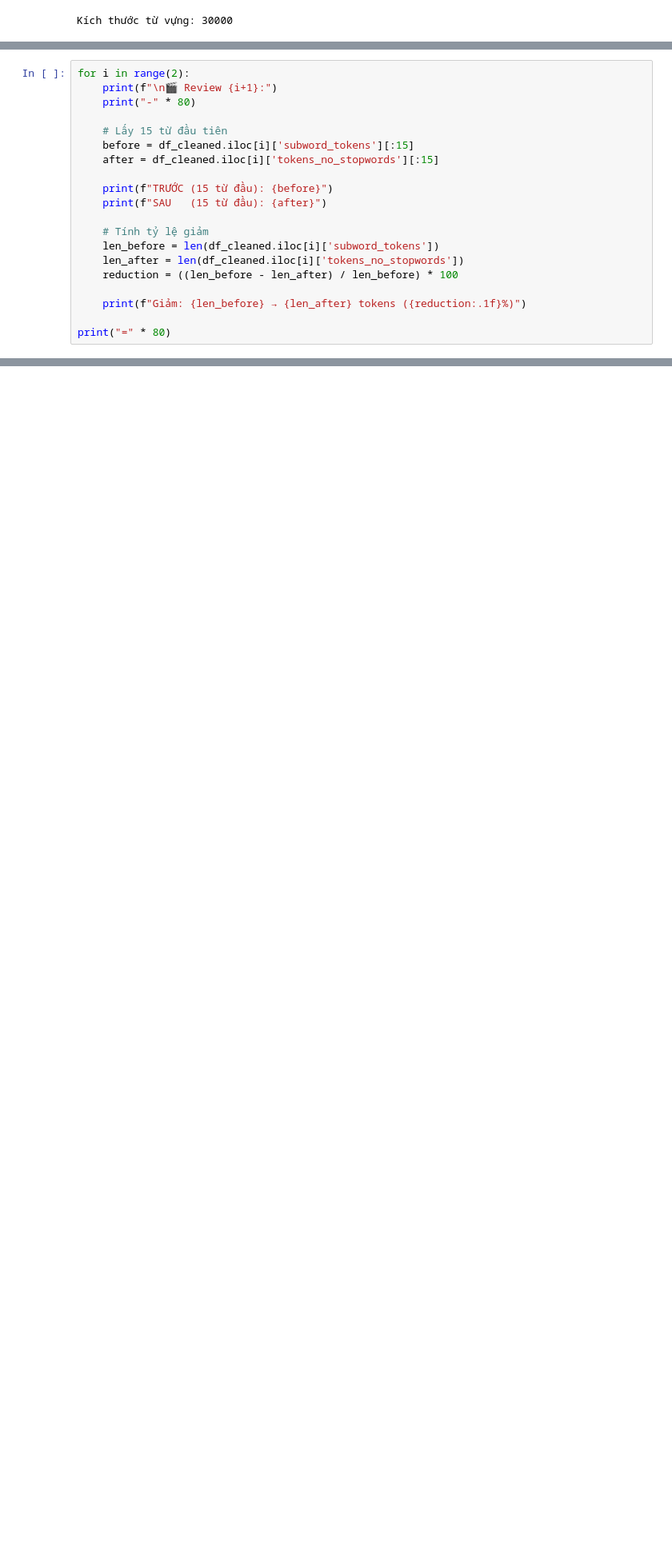
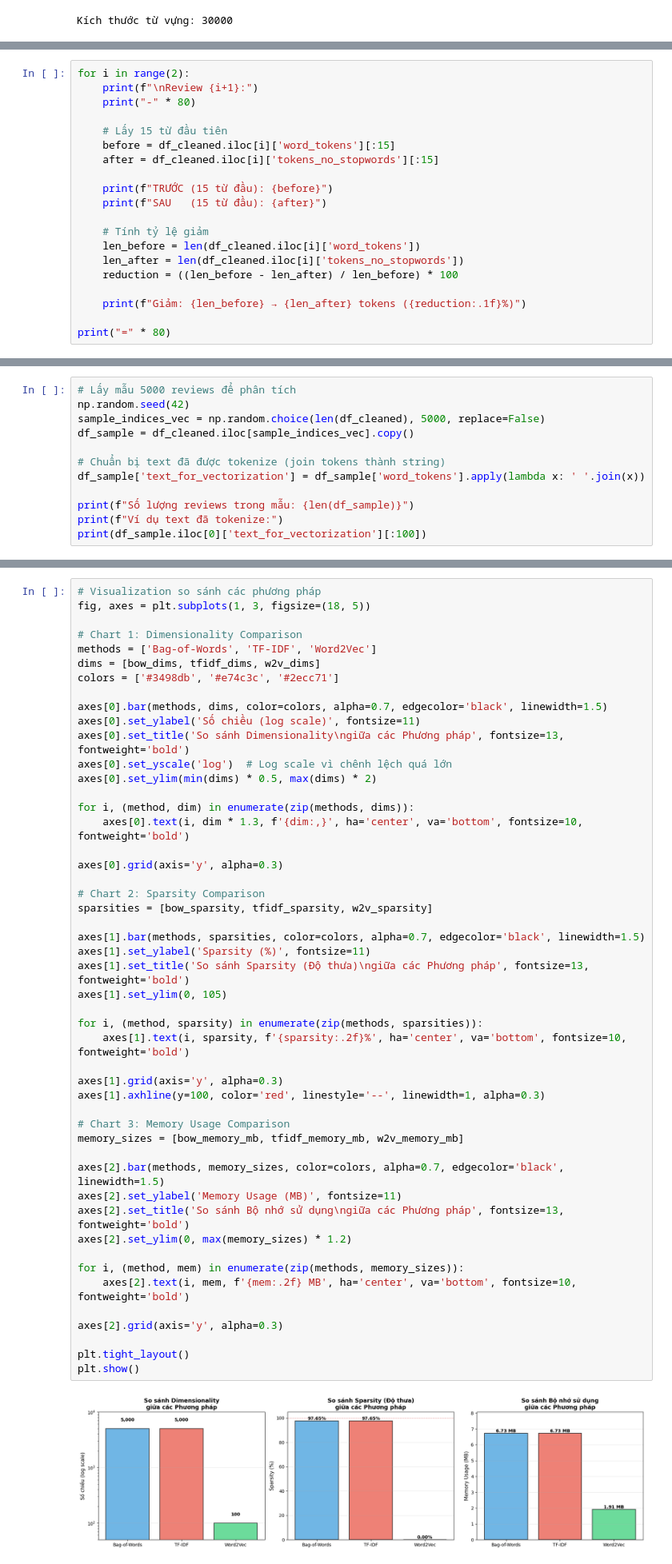
Before and after one commit to AnhTtis/Preprocessing_Methods, a Jupyter notebook: notebooks/03_text_preprocessing.ipynb, the cells around one changed output, grey strips where cells are left out. Shown at 80% size. Saved outputs shown, nothing was run; the diff lists cells and outputs as text; blank space fills up the shorter version.

```diff
--- a/notebooks/03_text_preprocessing.ipynb
+++ b/notebooks/03_text_preprocessing.ipynb
@@ -511,18 +586,18 @@ Sau khi loại bỏ stop words: ['movie', 'not', 'good', ',', 'boring', '.']
 ================================================================================
 # %%
 for i in range(2):
-    print(f"\n🎬 Review {i+1}:")
+    print(f"\nReview {i+1}:")
     print("-" * 80)
 
     # Lấy 15 từ đầu tiên
-    before = df_cleaned.iloc[i]['subword_tokens'][:15]
+    before = df_cleaned.iloc[i]['word_tokens'][:15]
     after = df_cleaned.iloc[i]['tokens_no_stopwords'][:15]
 
     print(f"TRƯỚC (15 từ đầu): {before}")
     print(f"SAU   (15 từ đầu): {after}")
 
     # Tính tỷ lệ giảm
-    len_before = len(df_cleaned.iloc[i]['subword_tokens'])
+    len_before = len(df_cleaned.iloc[i]['word_tokens'])
     len_after = len(df_cleaned.iloc[i]['tokens_no_stopwords'])
     reduction = ((len_before - len_after) / len_before) * 100
 
@@ -799,0 +1194,12 @@ Số từ thay đổi: Stemming=7/12, Lemmatization=1/12
+# %%
+# Lấy mẫu 5000 reviews để phân tích
+np.random.seed(42)
+sample_indices_vec = np.random.choice(len(df_cleaned), 5000, replace=False)
+df_sample = df_cleaned.iloc[sample_indices_vec].copy()
+
+# Chuẩn bị text đã được tokenize (join tokens thành string)
+df_sample['text_for_vectorization'] = df_sample['word_tokens'].apply(lambda x: ' '.join(x))
+
+print(f"Số lượng reviews trong mẫu: {len(df_sample)}")
+print(f"Ví dụ text đã tokenize:")
+print(df_sample.iloc[0]['text_for_vectorization'][:100])
@@ -799,0 +1442,51 @@ Số từ thay đổi: Stemming=7/12, Lemmatization=1/12
+# %%
+# Visualization so sánh các phương pháp
+fig, axes = plt.subplots(1, 3, figsize=(18, 5))
+
+# Chart 1: Dimensionality Comparison
+methods = ['Bag-of-Words', 'TF-IDF', 'Word2Vec']
+dims = [bow_dims, tfidf_dims, w2v_dims]
+colors = ['#3498db', '#e74c3c', '#2ecc71']
+
+axes[0].bar(methods, dims, color=colors, alpha=0.7, edgecolor='black', linewidth=1.5)
+axes[0].set_ylabel('Số chiều (log scale)', fontsize=11)
+axes[0].set_title('So sánh Dimensionality\ngiữa các Phương pháp', fontsize=13, fontweight='bold')
+axes[0].set_yscale('log')  # Log scale vì chênh lệch quá lớn
+axes[0].set_ylim(min(dims) * 0.5, max(dims) * 2)
+
+for i, (method, dim) in enumerate(zip(methods, dims)):
+    axes[0].text(i, dim * 1.3, f'{dim:,}', ha='center', va='bottom', fontsize=10, fontweight='bold')
+
+axes[0].grid(axis='y', alpha=0.3)
+
+# Chart 2: Sparsity Comparison
+sparsities = [bow_sparsity, tfidf_sparsity, w2v_sparsity]
+
+axes[1].bar(methods, sparsities, color=colors, alpha=0.7, edgecolor='black', linewidth=1.5)
+axes[1].set_ylabel('Sparsity (%)', fontsize=11)
+axes[1].set_title('So sánh Sparsity (Độ thưa)\ngiữa các Phương pháp', fontsize=13, fontweight='bold')
+axes[1].set_ylim(0, 105)
+
+for i, (method, sparsity) in enumerate(zip(methods, sparsities)):
+    axes[1].text(i, sparsity, f'{sparsity:.2f}%', ha='center', va='bottom', fontsize=10, fontweight='bold')
+
+axes[1].grid(axis='y', alpha=0.3)
+axes[1].axhline(y=100, color='red', linestyle='--', linewidth=1, alpha=0.3)
+
+# Chart 3: Memory Usage Comparison
+memory_sizes = [bow_memory_mb, tfidf_memory_mb, w2v_memory_mb]
+
+axes[2].bar(methods, memory_sizes, color=colors, alpha=0.7, edgecolor='black', linewidth=1.5)
+axes[2].set_ylabel('Memory Usage (MB)', fontsize=11)
+axes[2].set_title('So sánh Bộ nhớ sử dụng\ngiữa các Phương pháp', fontsize=13, fontweight='bold')
+axes[2].set_ylim(0, max(memory_sizes) * 1.2)
+
+for i, (method, mem) in enumerate(zip(methods, memory_sizes)):
+    axes[2].text(i, mem, f'{mem:.2f} MB', ha='center', va='bottom', fontsize=10, fontweight='bold')
+
+axes[2].grid(axis='y', alpha=0.3)
+
+plt.tight_layout()
+plt.show()
+# %% [output]
+[figure, added]
```
Also changed, not shown: parts of 49 cells of this notebook, 5 other files.
